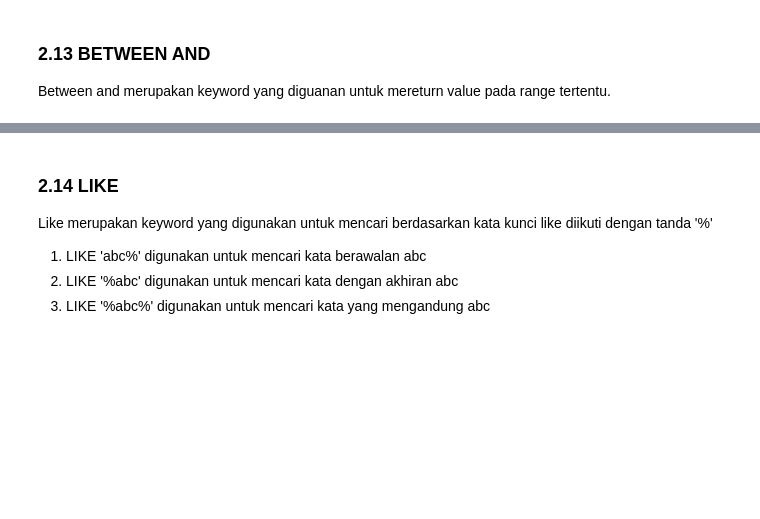
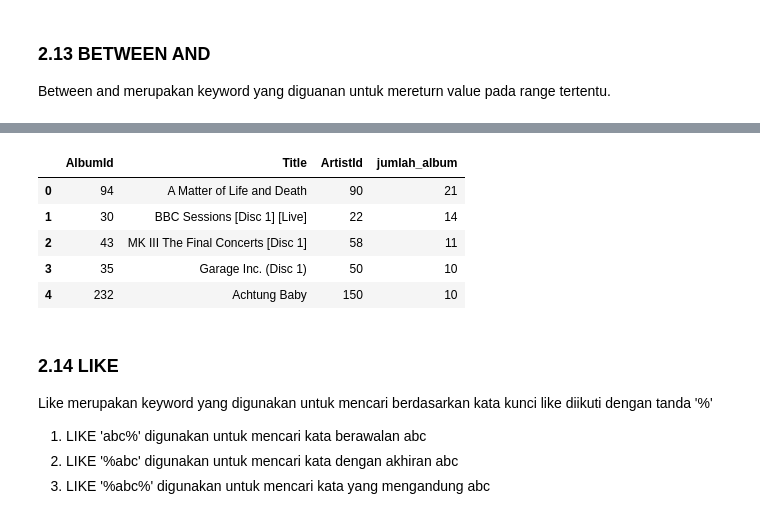
Before and after one commit to simamoradavids99/introduction_python, a Jupyter notebook: sqlite_with_python.ipynb, the cells around one changed output, grey strips where cells are left out. Cells and saved outputs as stored; diff of their text form; code cells hidden in the pictures; blank space fills up the shorter version.

```diff
--- a/sqlite_with_python.ipynb
+++ b/sqlite_with_python.ipynb
@@ -296,3 +339,17 @@ pd.read_sql_query("""
+# %%
+pd.read_sql_query("""
+            SELECT *, COUNT(AlbumId) as jumlah_album
+                FROM albums
+            GROUP BY ArtistId
+            HAVING jumlah_album BETWEEN 9 AND 22
+            ORDER BY jumlah_album DESC""", conn_1)
+# %% [output]
+|  | AlbumId | Title | ArtistId | jumlah_album |
+| 0 | 94 | A Matter of Life and Death | 90 | 21 |
+| 1 | 30 | BBC Sessions [Disc 1] [Live] | 22 | 14 |
+| 2 | 43 | MK III The Final Concerts [Disc 1] | 58 | 11 |
+| 3 | 35 | Garage Inc. (Disc 1) | 50 | 10 |
+| 4 | 232 | Achtung Baby | 150 | 10 |
 # %% [markdown]
 ### 2.14 LIKE
 Like merupakan keyword yang digunakan untuk mencari berdasarkan kata kunci like diikuti dengan tanda '%'<br>
```
Also changed, not shown: parts of 30 cells of this notebook, 3 other files.
